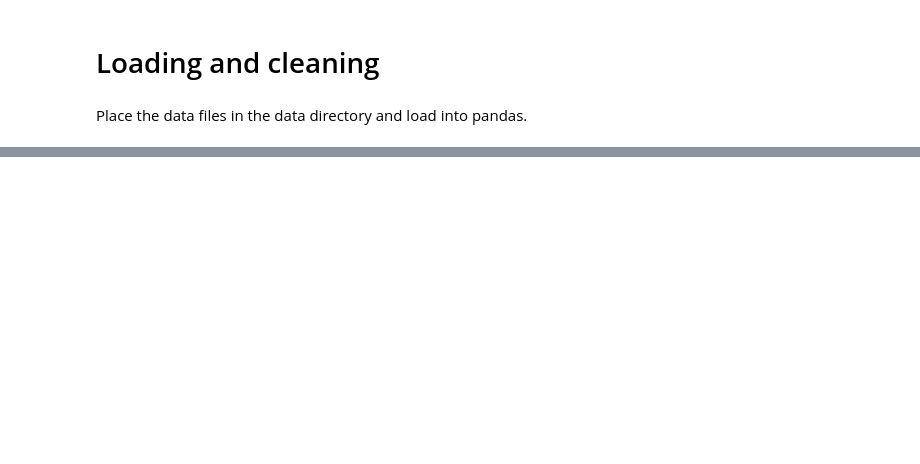
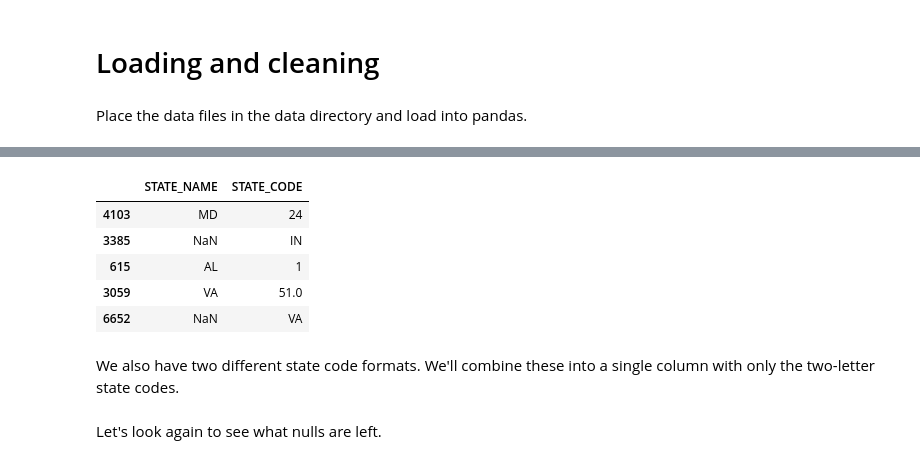
Before and after one commit to jackvandeleuv/house_fire_dashboard, a Jupyter notebook: exploration/reac_public_data.ipynb, the cells around one changed output, grey strips where cells are left out. Saved outputs shown, nothing was run; the diff lists cells and outputs as text; code cells hidden in the pictures; blank space fills up the shorter version.

```diff
--- a/exploration/reac_public_data.ipynb
+++ b/exploration/reac_public_data.ipynb
@@ -92,0 +115,11 @@ public = public.drop(['FIPS_STATE_CODE'], axis=1)
+# %%
+public.sample(n=5, random_state=seed).loc[:, ['STATE_NAME', 'STATE_CODE']]
+# %% [output]
+|  | STATE_NAME | STATE_CODE |
+| 4103 | MD | 24 |
+| 3385 | NaN | IN |
+| 615 | AL | 1 |
+| 3059 | VA | 51.0 |
+| 6652 | NaN | VA |
+# %% [markdown]
+We also have two different state code formats. We'll combine these into a single column with only the two-letter state codes.
@@ -92,0 +138,2 @@ public = public.drop(['FIPS_STATE_CODE'], axis=1)
+# %% [markdown]
+Let's look again to see what nulls are left.
```
Also changed, not shown: parts of 57 cells of this notebook, 3 other files.
